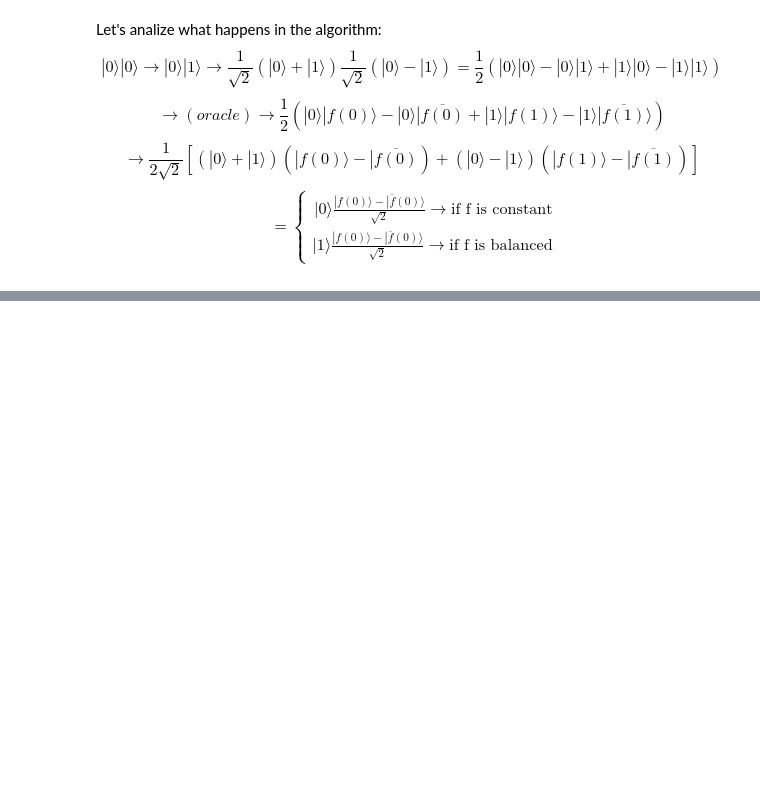
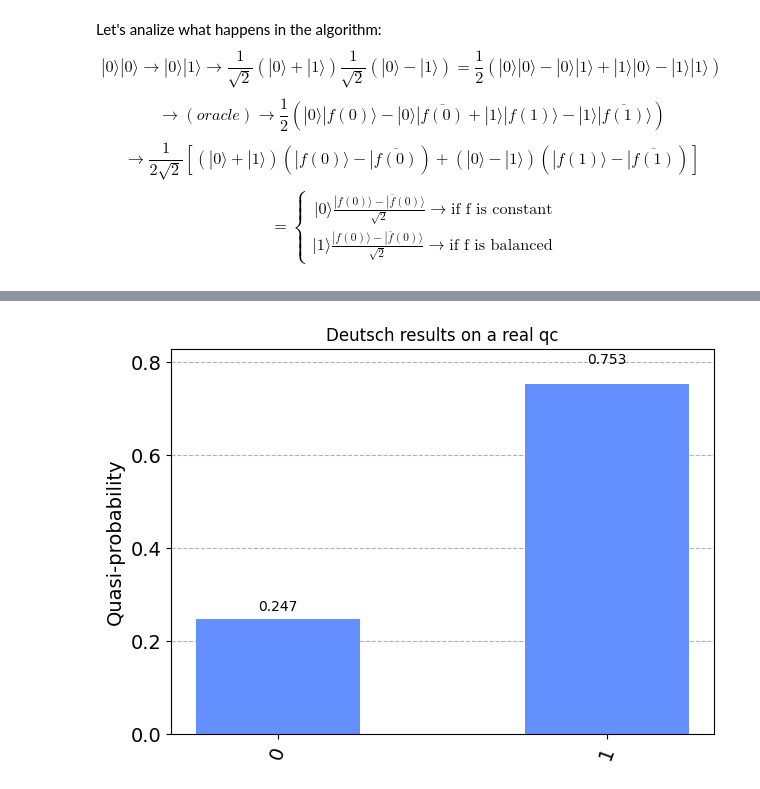
Before and after one commit to EdoardoZappia/Qiskit-Primitive, a Jupyter notebook: Deutsch_algorithm.ipynb, the cells around one changed output, grey strips where cells are left out. Drawn from its saved outputs; the diff is of its cells as text; code cells hidden in the pictures; blank space fills up the shorter version.

```diff
--- a/Deutsch_algorithm.ipynb
+++ b/Deutsch_algorithm.ipynb
@@ -233,0 +310,5 @@ $$
+# %%
+job_bal = execute(circuit_balanced,backend = device,shots = 1024)
+print(job_bal.job_id())
+job_monitor(job_bal)
+device_result_bal = job_bal.result()
@@ -233,0 +319,4 @@ $$
+# %%
+plot_distribution(device_result_bal.get_counts(circuit_balanced),title='Deutsch results on a real qc')
+# %% [output]
+[figure, added]
```
Also changed, not shown: parts of 10 cells of this notebook.
